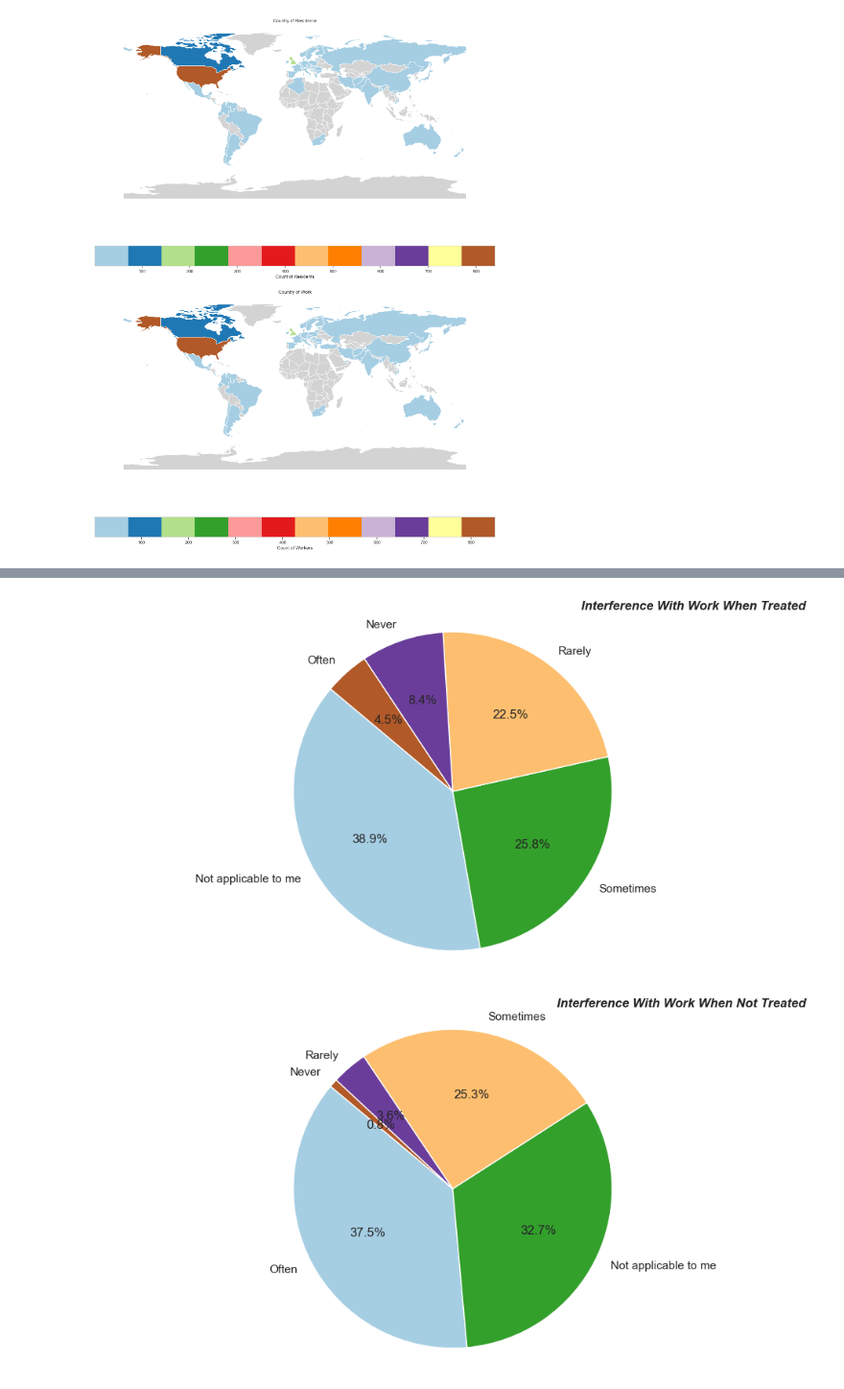
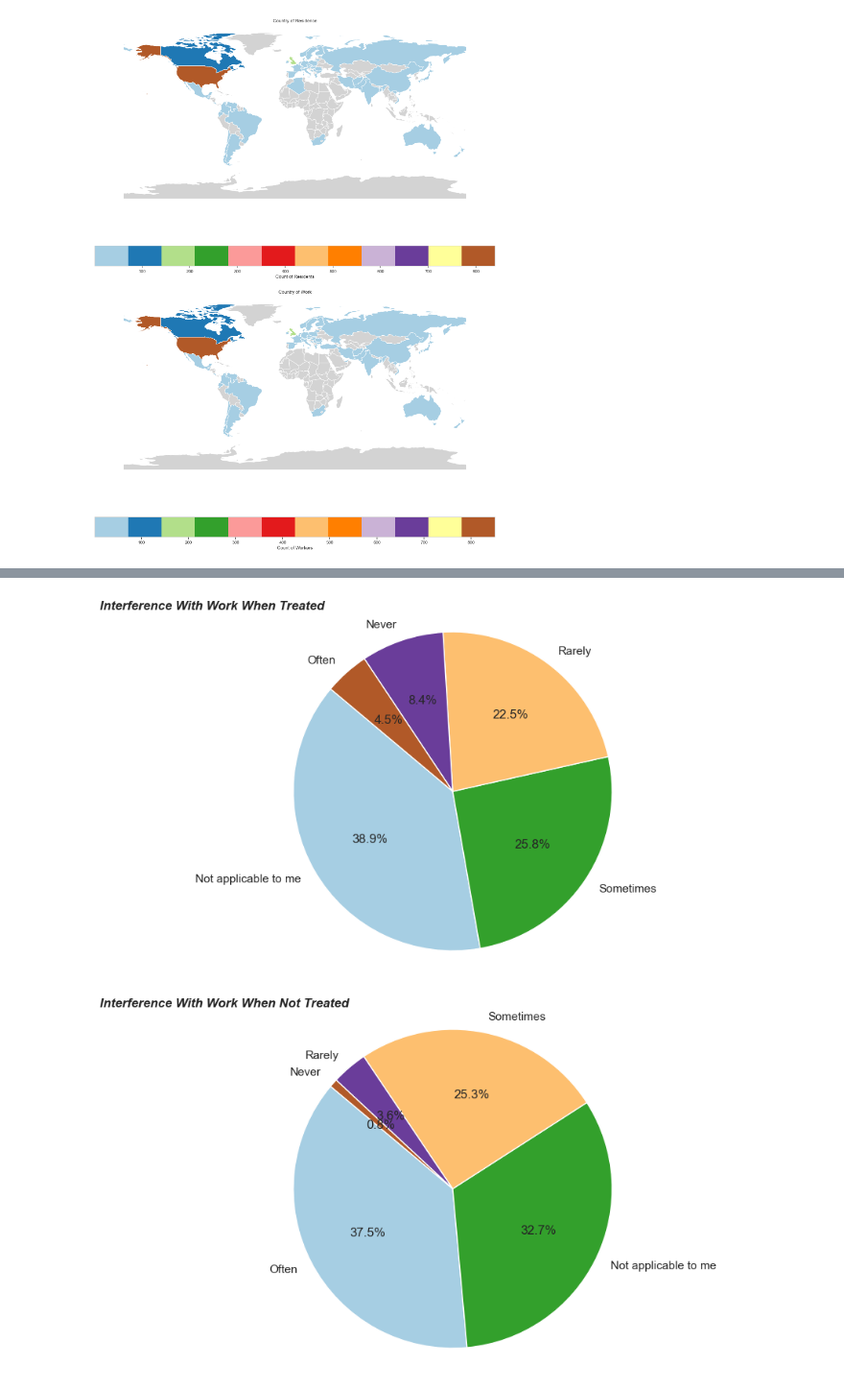
Before and after one commit to oskar-wolf/ML-EDA-Mental-Health-In-Tech, a Jupyter notebook: EDA/EDA-Global.ipynb, the cells around one changed output, grey strips where cells are left out. Shown at 96% size. Drawn from its saved outputs; the diff is of its cells as text; code cells hidden in the pictures.

```diff
--- a/EDA/EDA-Global.ipynb
+++ b/EDA/EDA-Global.ipynb
@@ -294,7 +294,7 @@ def plot_pie_chart(data, column):
     counts = data[column].value_counts()  # Count each category
     plt.figure(figsize=(12, 6))
     plt.pie(counts, labels=counts.index, autopct='%1.1f%%', startangle=140, colors=plt.cm.Paired(np.linspace(0, 1, len(counts))))
-    plt.title(column.replace("_", " ").title(),loc='right', style='italic', fontweight='bold', fontsize=12)
+    plt.title(column.replace("_", " ").title(),loc='left', style='italic', fontweight='bold', fontsize=12)
     plt.axis('equal')  # Equal aspect ratio ensures that pie is drawn as a circle.
 
 # List of variables for plotting
@@ -319,2 +319,2 @@ plt.show()
-[figure, old version]
+[figure, new version]
-[figure, old version]
+[figure, new version]
```
Also changed, not shown: parts of 1 cell of this notebook, 5 other files.
